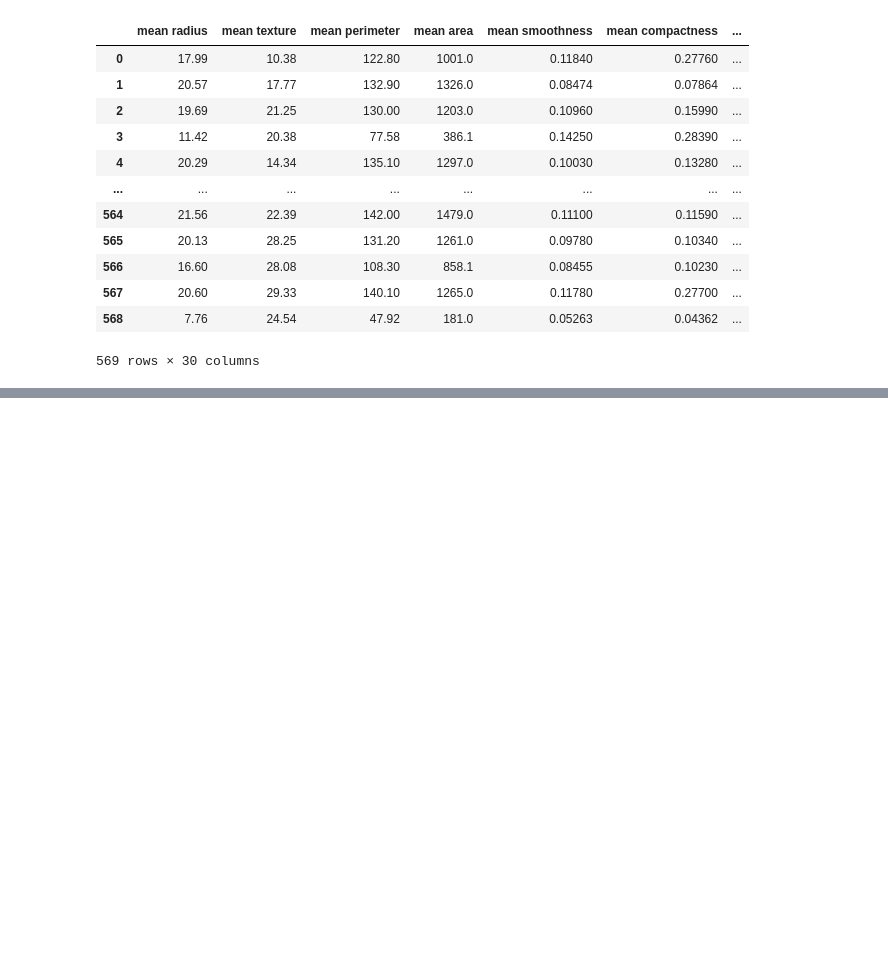
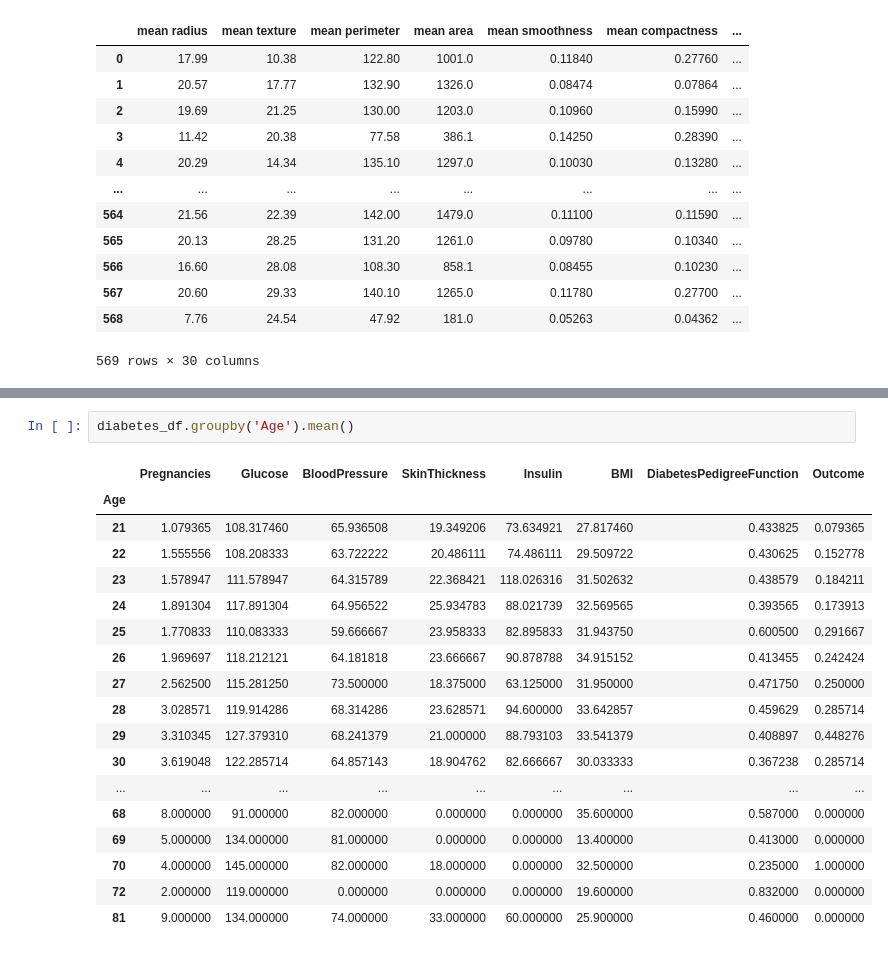
Before and after one commit to UmeenHashel/pythonPracticeScripts, a Jupyter notebook: pythonLibraries/test_pandas.ipynb, the cells around one changed output, grey strips where cells are left out. Saved outputs shown, nothing was run; the diff lists cells and outputs as text; blank space fills up the shorter version.

```diff
--- a/pythonLibraries/test_pandas.ipynb
+++ b/pythonLibraries/test_pandas.ipynb
@@ -106,0 +180,21 @@ breast_df
+# %%
+diabetes_df.groupby('Age').mean()
+# %% [output]
+|  | Pregnancies | Glucose | BloodPressure | SkinThickness | Insulin | BMI | DiabetesPedigreeFunction | Outcome |
+| Age |  |  |  |  |  |  |  |  |
+| 21 | 1.079365 | 108.317460 | 65.936508 | 19.349206 | 73.634921 | 27.817460 | 0.433825 | 0.079365 |
+| 22 | 1.555556 | 108.208333 | 63.722222 | 20.486111 | 74.486111 | 29.509722 | 0.430625 | 0.152778 |
+| 23 | 1.578947 | 111.578947 | 64.315789 | 22.368421 | 118.026316 | 31.502632 | 0.438579 | 0.184211 |
+| 24 | 1.891304 | 117.891304 | 64.956522 | 25.934783 | 88.021739 | 32.569565 | 0.393565 | 0.173913 |
+| 25 | 1.770833 | 110.083333 | 59.666667 | 23.958333 | 82.895833 | 31.943750 | 0.600500 | 0.291667 |
+| 26 | 1.969697 | 118.212121 | 64.181818 | 23.666667 | 90.878788 | 34.915152 | 0.413455 | 0.242424 |
+| 27 | 2.562500 | 115.281250 | 73.500000 | 18.375000 | 63.125000 | 31.950000 | 0.471750 | 0.250000 |
+| 28 | 3.028571 | 119.914286 | 68.314286 | 23.628571 | 94.600000 | 33.642857 | 0.459629 | 0.285714 |
+| 29 | 3.310345 | 127.379310 | 68.241379 | 21.000000 | 88.793103 | 33.541379 | 0.408897 | 0.448276 |
+| 30 | 3.619048 | 122.285714 | 64.857143 | 18.904762 | 82.666667 | 30.033333 | 0.367238 | 0.285714 |
+| ... | ... | ... | ... | ... | ... | ... | ... | ... |
+| 68 | 8.000000 | 91.000000 | 82.000000 | 0.000000 | 0.000000 | 35.600000 | 0.587000 | 0.000000 |
+| 69 | 5.000000 | 134.000000 | 81.000000 | 0.000000 | 0.000000 | 13.400000 | 0.413000 | 0.000000 |
+| 70 | 4.000000 | 145.000000 | 82.000000 | 18.000000 | 0.000000 | 32.500000 | 0.235000 | 1.000000 |
+| 72 | 2.000000 | 119.000000 | 0.000000 | 0.000000 | 0.000000 | 19.600000 | 0.832000 | 0.000000 |
+| 81 | 9.000000 | 134.000000 | 74.000000 | 33.000000 | 60.000000 | 25.900000 | 0.460000 | 0.000000 |
```
Also changed, not shown: parts of 16 cells of this notebook, 1 other file.
